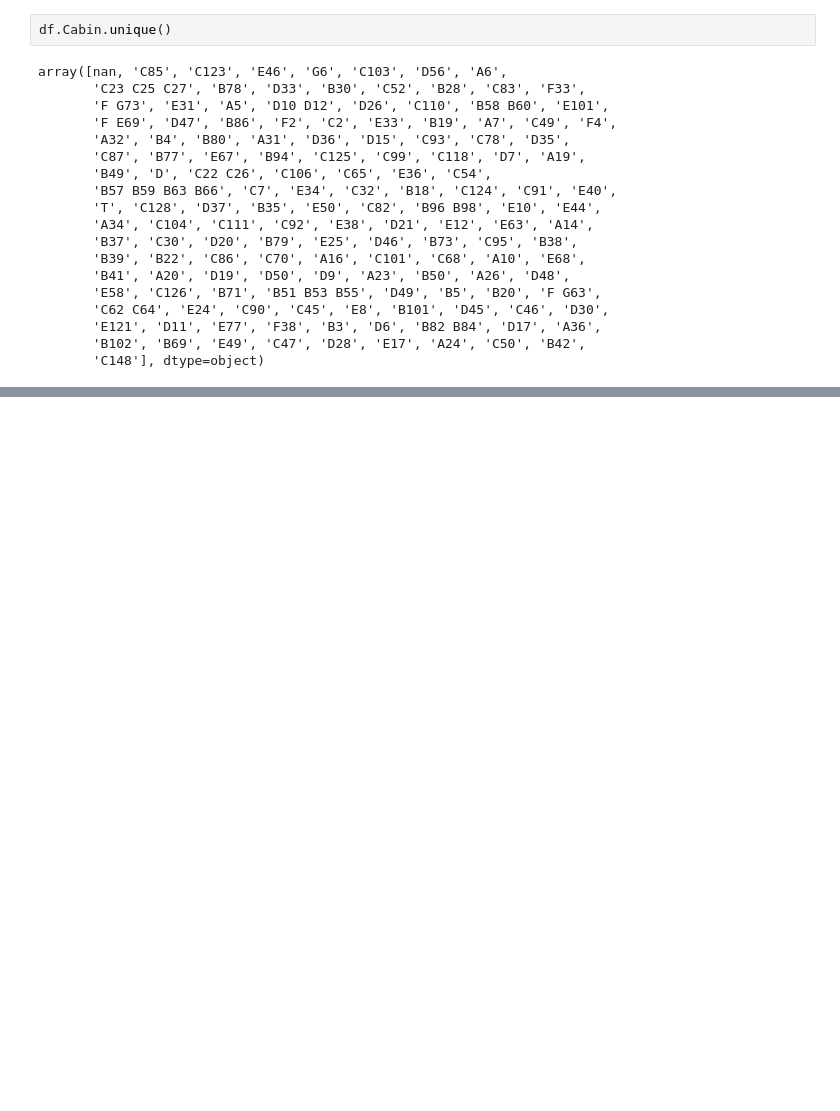
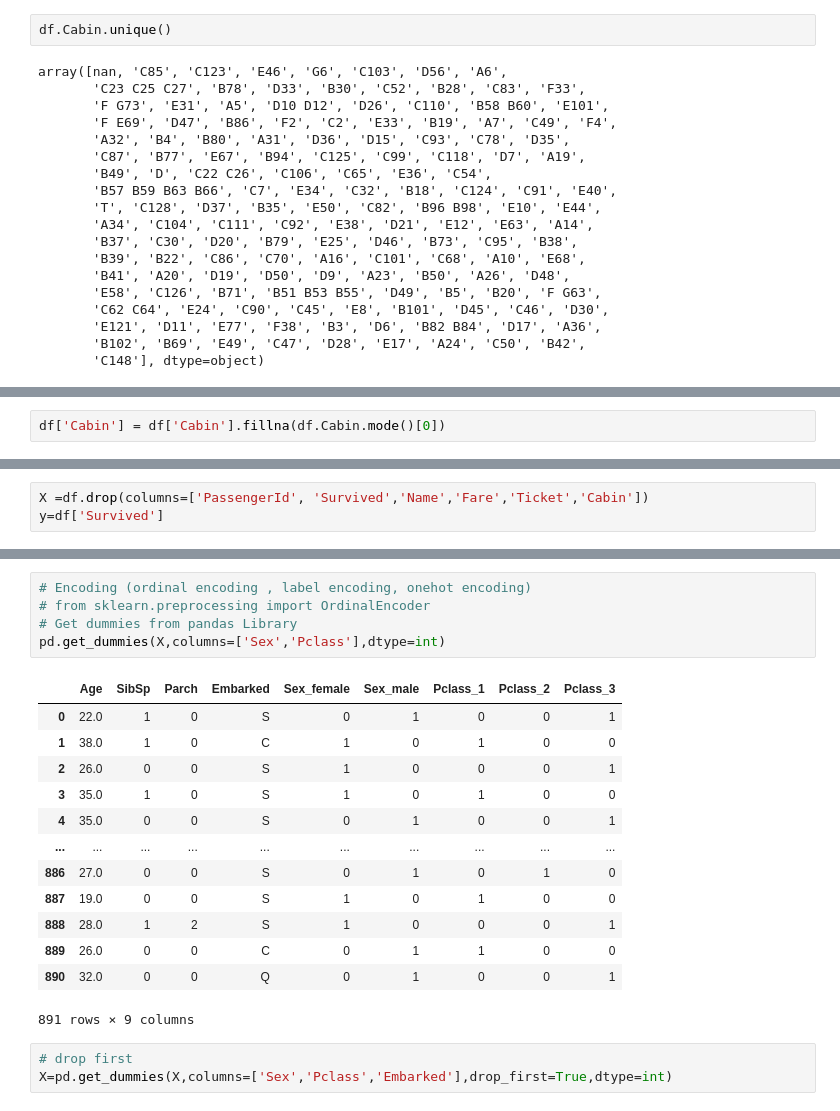
Before and after one commit to AhsanR24/PGD-Machine-Learning-2024-25, a Jupyter notebook: KNN/KNN.ipynb, the cells around one changed output, grey strips where cells are left out. Drawn from its saved outputs; the diff is of its cells as text; blank space fills up the shorter version.

```diff
--- a/KNN/KNN.ipynb
+++ b/KNN/KNN.ipynb
@@ -149,0 +166,2 @@ array([nan, 'C85', 'C123', 'E46', 'G6', 'C103', 'D56', 'A6',
+# %%
+df['Cabin'] = df['Cabin'].fillna(df.Cabin.mode()[0])
@@ -149,0 +212,3 @@ array([nan, 'C85', 'C123', 'E46', 'G6', 'C103', 'D56', 'A6',
+# %%
+X =df.drop(columns=['PassengerId', 'Survived','Name','Fare','Ticket','Cabin'])
+y=df['Survived']
@@ -149,0 +246,22 @@ array([nan, 'C85', 'C123', 'E46', 'G6', 'C103', 'D56', 'A6',
+# %%
+# Encoding (ordinal encoding , label encoding, onehot encoding)
+# from sklearn.preprocessing import OrdinalEncoder
+# Get dummies from pandas Library
+pd.get_dummies(X,columns=['Sex','Pclass'],dtype=int)
+# %% [output]
+|  | Age | SibSp | Parch | Embarked | Sex_female | Sex_male | Pclass_1 | Pclass_2 | Pclass_3 |
+| 0 | 22.0 | 1 | 0 | S | 0 | 1 | 0 | 0 | 1 |
+| 1 | 38.0 | 1 | 0 | C | 1 | 0 | 1 | 0 | 0 |
+| 2 | 26.0 | 0 | 0 | S | 1 | 0 | 0 | 0 | 1 |
+| 3 | 35.0 | 1 | 0 | S | 1 | 0 | 1 | 0 | 0 |
+| 4 | 35.0 | 0 | 0 | S | 0 | 1 | 0 | 0 | 1 |
+| ... | ... | ... | ... | ... | ... | ... | ... | ... | ... |
+| 886 | 27.0 | 0 | 0 | S | 0 | 1 | 0 | 1 | 0 |
+| 887 | 19.0 | 0 | 0 | S | 1 | 0 | 1 | 0 | 0 |
+| 888 | 28.0 | 1 | 2 | S | 1 | 0 | 0 | 0 | 1 |
+| 889 | 26.0 | 0 | 0 | C | 0 | 1 | 1 | 0 | 0 |
+| 890 | 32.0 | 0 | 0 | Q | 0 | 1 | 0 | 0 | 1 |
+891 rows × 9 columns
+# %%
+# drop first
+X=pd.get_dummies(X,columns=['Sex','Pclass','Embarked'],drop_first=True,dtype=int)
```
Also changed, not shown: parts of 16 cells of this notebook, 1 other file.
